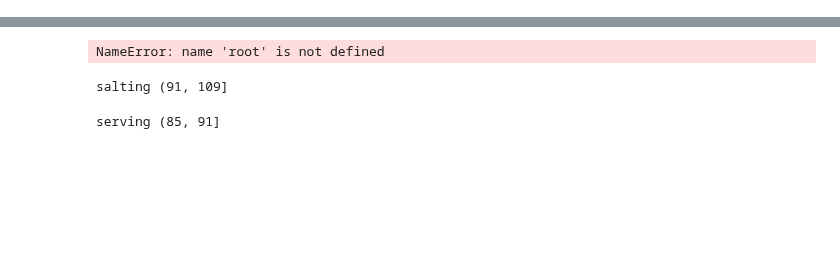
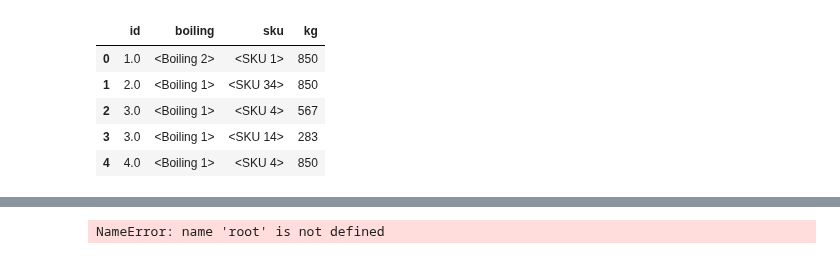
Before and after one commit to nkrokhmal/umalat, a Jupyter notebook: research/akadaner/2020.12.09 algo.ipynb, the cells around one changed output, grey strips where cells are left out. Drawn from its saved outputs; the diff is of its cells as text; code cells hidden in the pictures; blank space fills up the shorter version.

```diff
--- a/research/akadaner/2020.12.09 algo.ipynb
+++ b/research/akadaner/2020.12.09 algo.ipynb
@@ -71,0 +14,12 @@ configure_logging(stream=False)
+# %%
+df = pd.read_csv('2020.12.13 boiling_plan.csv')
+df['boiling'] = df['boiling'].apply(lambda b_id: cast_boiling(b_id))
+df['sku'] = df['sku'].apply(lambda sku: cast_sku(sku))
+df.head()
+# %% [output]
+|  | id | boiling | sku | kg |
+| 0 | 1.0 | <Boiling 2> | <SKU 1> | 850 |
+| 1 | 2.0 | <Boiling 1> | <SKU 34> | 850 |
+| 2 | 3.0 | <Boiling 1> | <SKU 4> | 567 |
+| 3 | 3.0 | <Boiling 1> | <SKU 14> | 283 |
+| 4 | 4.0 | <Boiling 1> | <SKU 4> | 850 |
@@ -99,11 +58,3 @@ INFO:root:Fitting block 16
 pyperclip.copy(draw_print(root, visible_only=True))
 # %% [output]
 NameError: name 'root' is not defined
-# %%
-root['boiling'][1]['melting_and_packing']['melting'][-1]['salting']
-# %% [output]
-salting (91, 109]
-# %%
-root['boiling'][1]['melting_and_packing']['melting'][-2]['serving']
-# %% [output]
-serving (85, 91]
```
Also changed, not shown: parts of 20 cells of this notebook, 4 other files.
